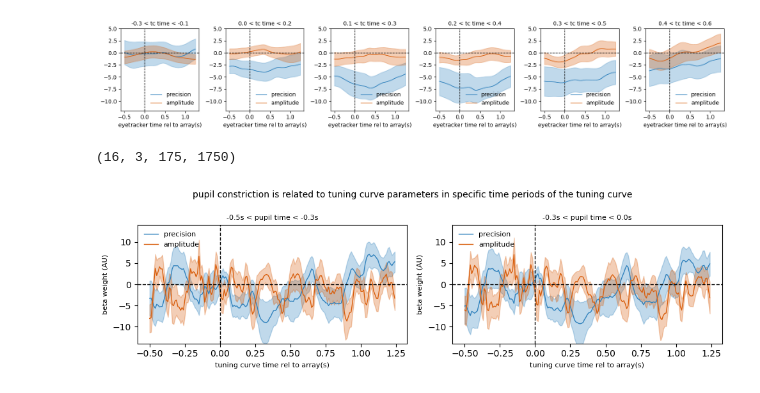
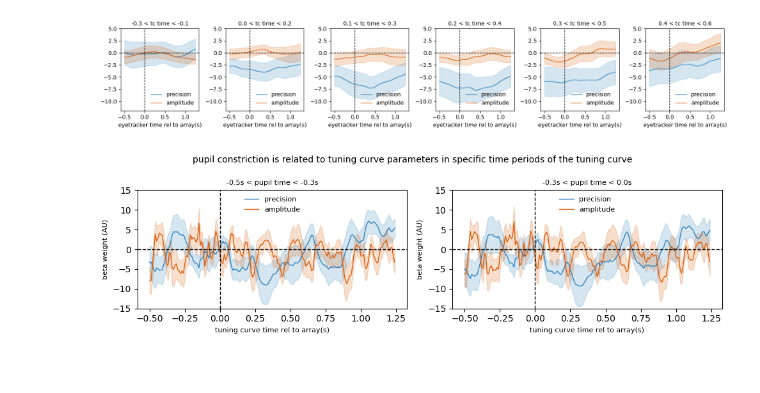
Before and after one commit to schekroud/tuningcurves, a Jupyter notebook: analysis/09_visRegression_Pupil_vs_TuningCurveParams_PrecAmpTogether_glm3.ipynb, the cells around one changed output. Saved outputs shown, nothing was run; the diff lists cells and outputs as text; code cells hidden in the pictures.

Commit message:
bump aesthetic changes to plots

```diff
--- a/analysis/09_visRegression_Pupil_vs_TuningCurveParams_PrecAmpTogether_glm3.ipynb
+++ b/analysis/09_visRegression_Pupil_vs_TuningCurveParams_PrecAmpTogether_glm3.ipynb
@@ -103,7 +99,7 @@ for iplot, istart, iend in zip(range(nplots), mstarts, mends):
         ax.fill_between(eyetimes,
                         np.add(plotm[ireg+1], plotsem[ireg+1]),
                         np.subtract(plotm[ireg+1], plotsem[ireg+1]),
-                        edgecolor=None, alpha = 0.3, color = cols[ireg])
+                        edgecolor=None, alpha = 0.2, color = cols[ireg])
     ax.axhline(0, lw = 1, ls = 'dashed', color='k')
     ax.axvline(0, lw = 1, ls = 'dashed', color='k')
     ax.set_title(f'{istart} < tc time < {iend}', fontsize = 10)
@@ -114,40 +110,36 @@ fig.tight_layout()
 # %% [output]
 [figure]
 [figure]
-# %%
-b.shape
-# %% [output]
-(16, 3, 175, 1750)
 # %%
 mstarts = [-0.5, -0.3]
 mends   = [-0.3,  0.0]
 nplots = len(mstarts)
 cols = ['#3182bd', '#d95f0e']
 labs = ['precision', 'amplitude']
 fig = plt.figure(figsize = [10, 3])
 for iplot, istart, iend in zip(range(nplots), mstarts, mends):
     ax = fig.add_subplot(1, nplots, iplot+1)
     # print(iplot, istart, iend)
     tinds = np.logical_and(eyetimes >= istart, eyetimes <= iend)
     for ireg in range(2):
         plotd = b[:,:,:,tinds].mean(-1)
         plotd = plotd[:,ireg+1] #take just the relevant parameter
         plotm = plotd.mean(axis=0) #average across participants
         plotsem = sp.stats.sem(plotd, axis=0, ddof=0, nan_policy='omit')
 
         ax.plot(modeltimes, plotm, label = labs[ireg], lw = 1, c = cols[ireg])
         ax.fill_between(modeltimes,
                         np.add(plotm, plotsem),
                         np.subtract(plotm, plotsem),
-                        edgecolor=None, alpha = 0.3, color = cols[ireg])
+                        edgecolor=None, alpha = 0.2, color = cols[ireg])
     ax.axhline(0, lw = 1, ls = 'dashed', color='k')
     ax.axvline(0, lw = 1, ls = 'dashed', color='k')
     ax.set_title(f'{istart}s < pupil time < {iend}s', fontsize = 8)
-    ax.set_ylim([-14, 14])
+    ax.set_ylim([-15, 15])
     ax.set_xlabel('tuning curve time rel to array(s)', fontsize = 8)
     ax.set_ylabel('beta weight (AU)', fontsize = 8)
-    ax.legend(loc = 'upper left', frameon=False, fontsize=8)
+    ax.legend(loc = 'upper center', frameon=False, fontsize=8)
 fig.suptitle('pupil constriction is related to tuning curve parameters in specific time periods of the tuning curve', fontsize = 10)
 fig.tight_layout()
 # %% [output]
-[figure, old version]
+[figure, new version]
```
Also changed, not shown: parts of 1 cell of this notebook.
